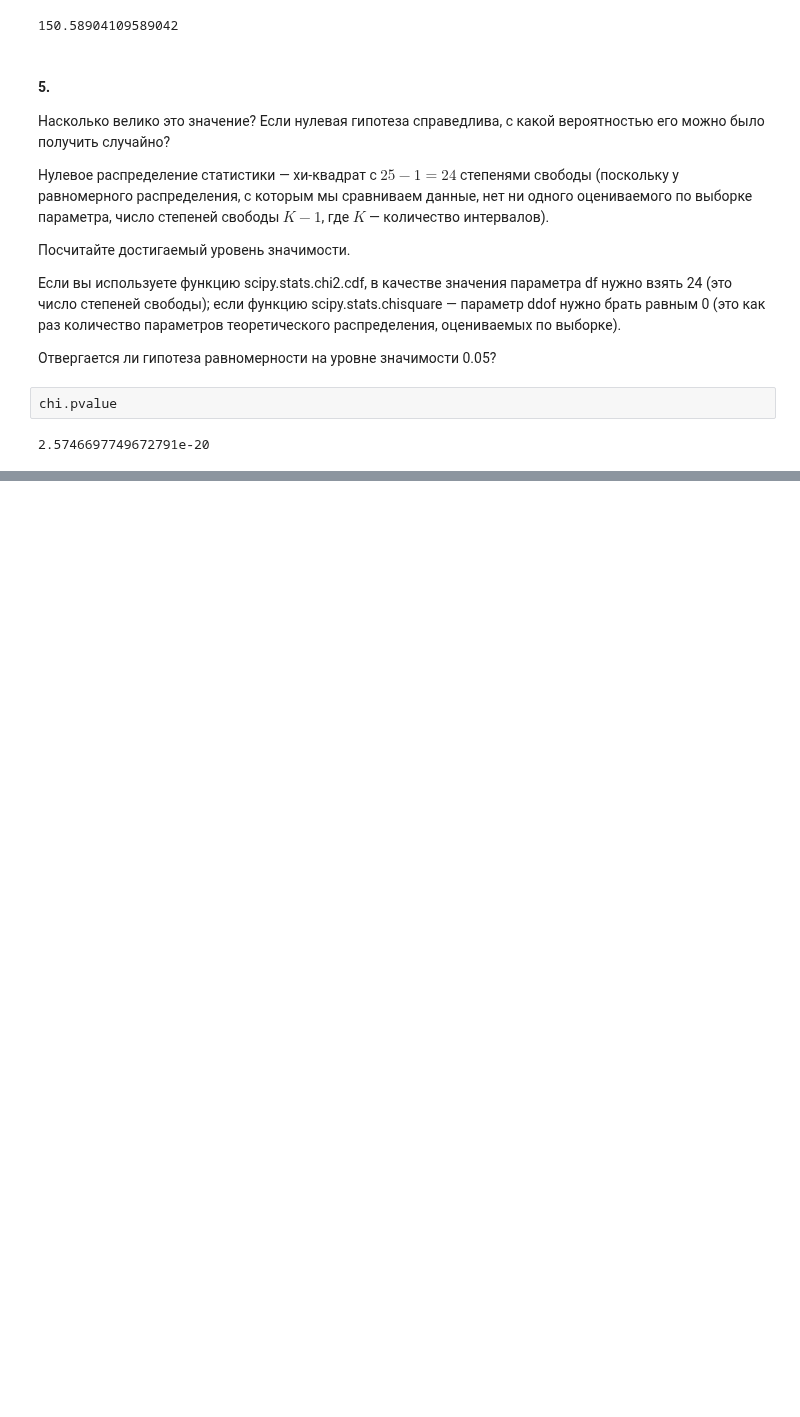
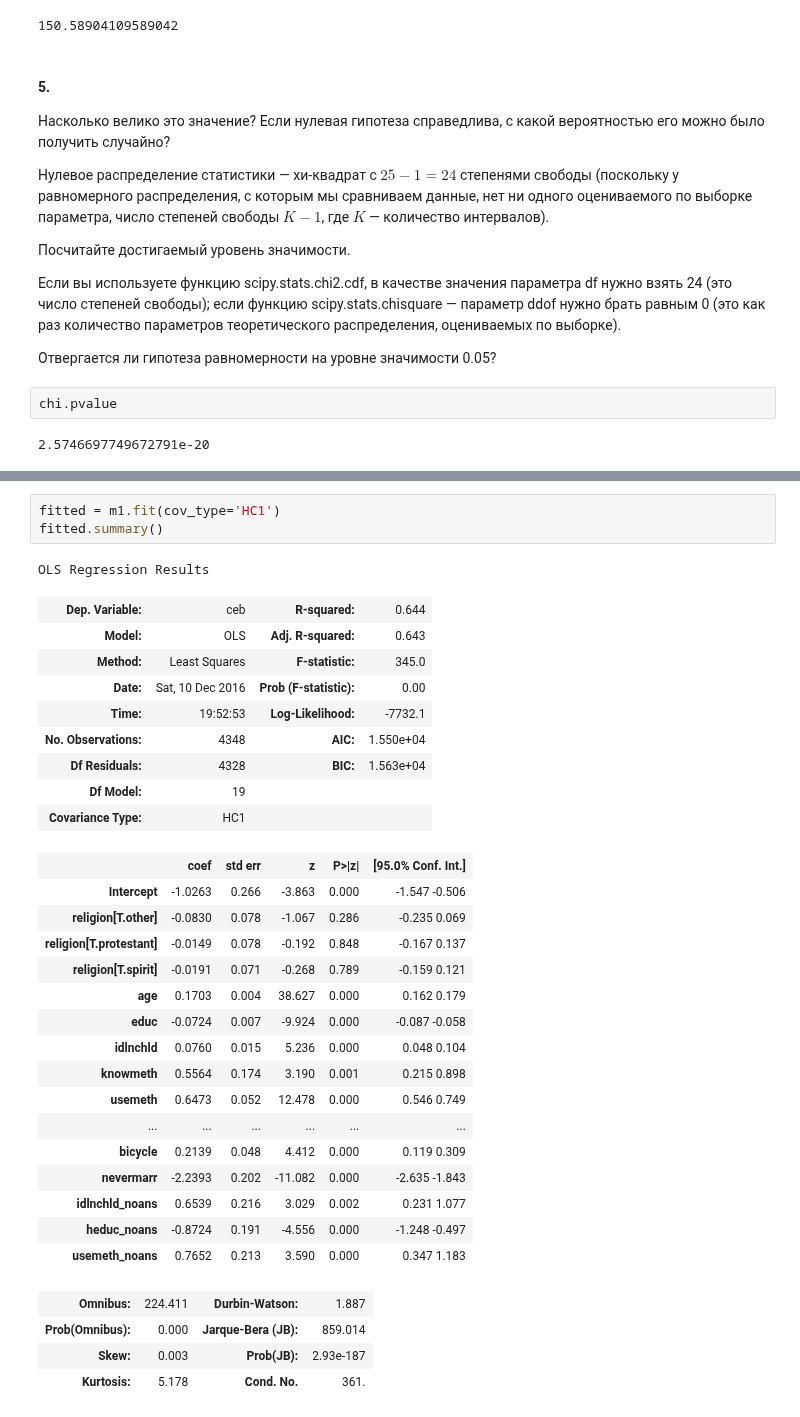
Before and after one commit to fakefeik/machine_learning, a Jupyter notebook: coursera_mipt_specialization/quizes.ipynb, the cells around one changed output, grey strips where cells are left out. Cells and saved outputs as stored; diff of their text form; blank space fills up the shorter version.

```diff
--- a/coursera_mipt_specialization/quizes.ipynb
+++ b/coursera_mipt_specialization/quizes.ipynb
@@ -237,0 +1058,34 @@ chi.pvalue
+# %%
+fitted = m1.fit(cov_type='HC1')
+fitted.summary()
+# %% [output]
+OLS Regression Results
+| Dep. Variable: | ceb | R-squared: | 0.644 |
+| Model: | OLS | Adj. R-squared: | 0.643 |
+| Method: | Least Squares | F-statistic: | 345.0 |
+| Date: | Sat, 10 Dec 2016 | Prob (F-statistic): | 0.00 |
+| Time: | 19:52:53 | Log-Likelihood: | -7732.1 |
+| No. Observations: | 4348 | AIC: | 1.550e+04 |
+| Df Residuals: | 4328 | BIC: | 1.563e+04 |
+| Df Model: | 19 |  |  |
+| Covariance Type: | HC1 |  |  |
+|  | coef | std err | z | P>|z| | [95.0% Conf. Int.] |
+| Intercept | -1.0263 | 0.266 | -3.863 | 0.000 | -1.547 -0.506 |
+| religion[T.other] | -0.0830 | 0.078 | -1.067 | 0.286 | -0.235 0.069 |
+| religion[T.protestant] | -0.0149 | 0.078 | -0.192 | 0.848 | -0.167 0.137 |
+| religion[T.spirit] | -0.0191 | 0.071 | -0.268 | 0.789 | -0.159 0.121 |
+| age | 0.1703 | 0.004 | 38.627 | 0.000 | 0.162 0.179 |
+| educ | -0.0724 | 0.007 | -9.924 | 0.000 | -0.087 -0.058 |
+| idlnchld | 0.0760 | 0.015 | 5.236 | 0.000 | 0.048 0.104 |
+| knowmeth | 0.5564 | 0.174 | 3.190 | 0.001 | 0.215 0.898 |
+| usemeth | 0.6473 | 0.052 | 12.478 | 0.000 | 0.546 0.749 |
+| ... | ... | ... | ... | ... | ... |
+| bicycle | 0.2139 | 0.048 | 4.412 | 0.000 | 0.119 0.309 |
+| nevermarr | -2.2393 | 0.202 | -11.082 | 0.000 | -2.635 -1.843 |
+| idlnchld_noans | 0.6539 | 0.216 | 3.029 | 0.002 | 0.231 1.077 |
+| heduc_noans | -0.8724 | 0.191 | -4.556 | 0.000 | -1.248 -0.497 |
+| usemeth_noans | 0.7652 | 0.213 | 3.590 | 0.000 | 0.347 1.183 |
+| Omnibus: | 224.411 | Durbin-Watson: | 1.887 |
+| Prob(Omnibus): | 0.000 | Jarque-Bera (JB): | 859.014 |
+| Skew: | 0.003 | Prob(JB): | 2.93e-187 |
+| Kurtosis: | 5.178 | Cond. No. | 361. |
```
Also changed, not shown: parts of 113 cells of this notebook, 7 other files.
